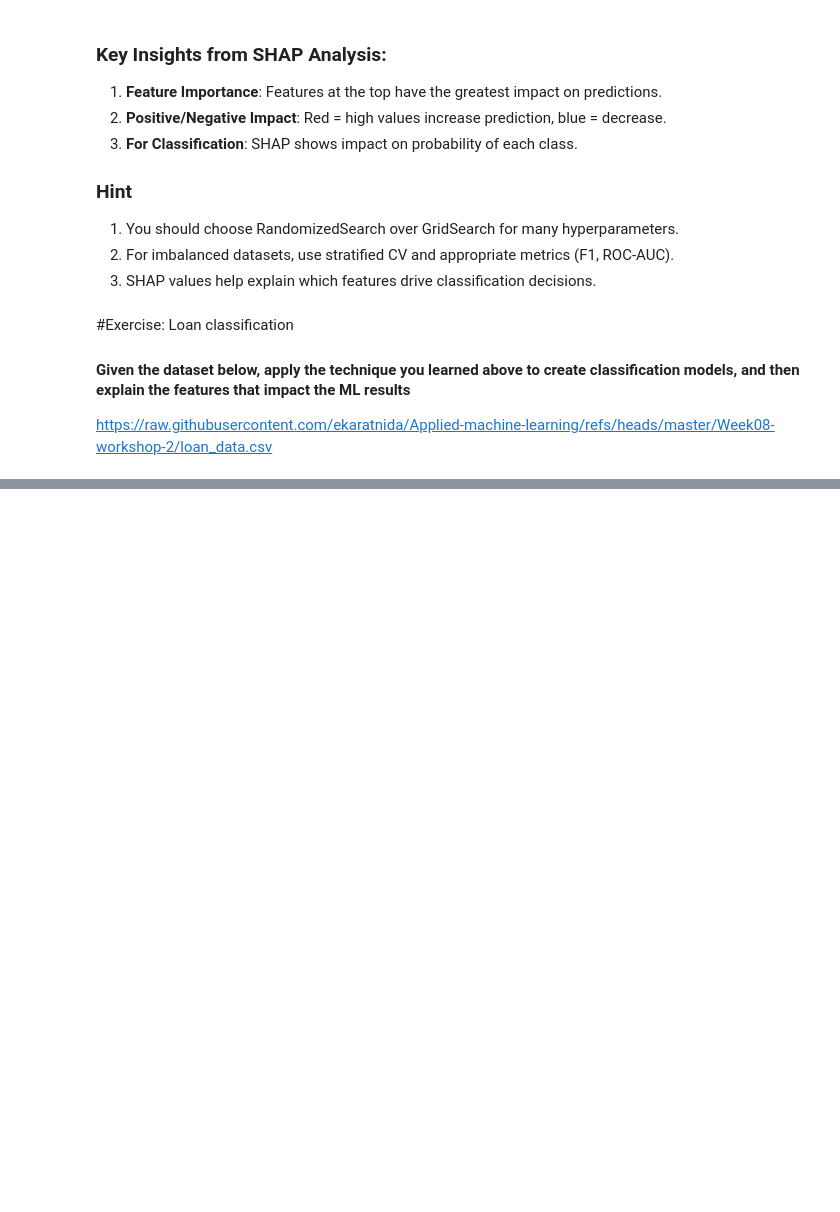
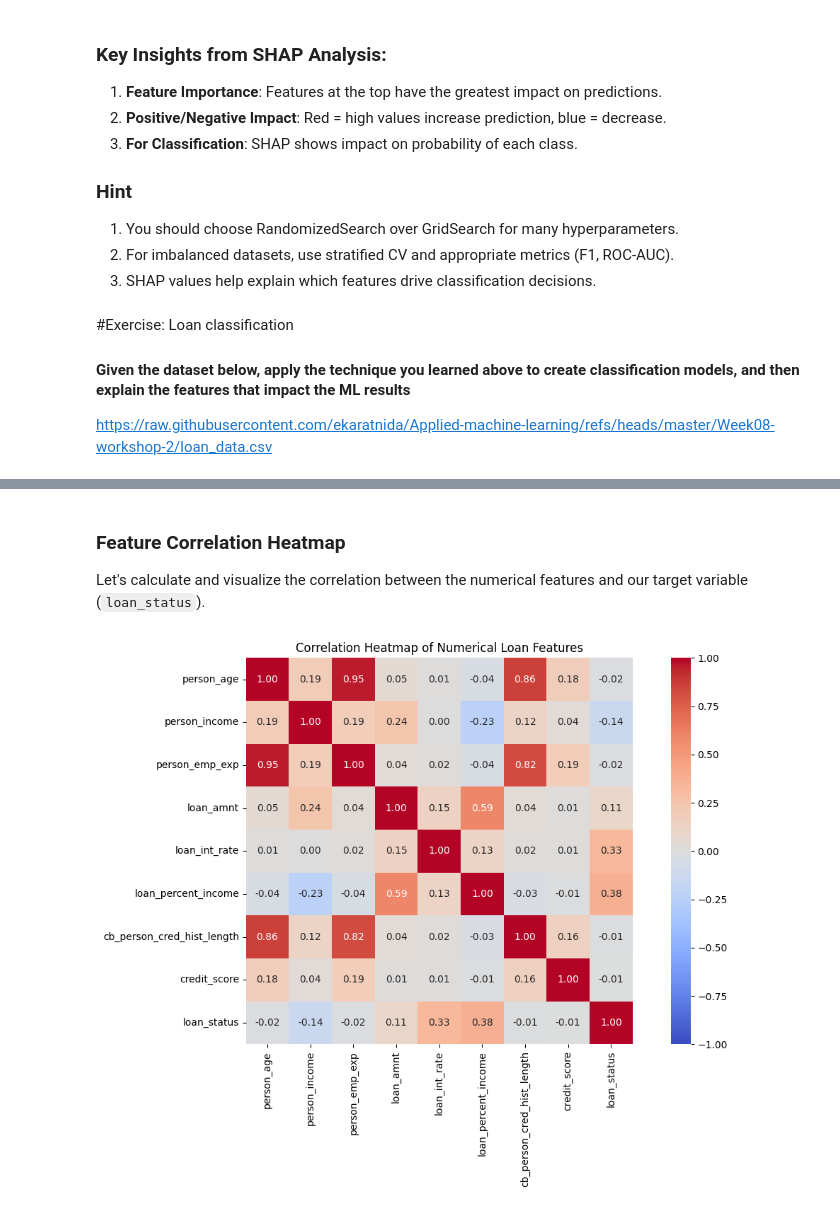
Before and after one commit to mdanmek/nida-dads-notes, a Jupyter notebook: dads6003-applied_ml/lab/classification.ipynb, the cells around one changed output, grey strips where cells are left out. Cells and saved outputs as stored; diff of their text form; code cells hidden in the pictures; blank space fills up the shorter version.

```diff
--- a/dads6003-applied_ml/lab/classification.ipynb
+++ b/dads6003-applied_ml/lab/classification.ipynb
@@ -796,3 +796,15 @@ SHAP Dependence Plot for Most Important Feature:
 #### Given the dataset below, apply the technique you learned above to create classification models, and then explain the features that impact the ML results
 
 https://raw.githubusercontent.com/ekaratnida/Applied-machine-learning/refs/heads/master/Week08-workshop-2/loan_data.csv
+# %%
+import pandas as pd
+
+# Load the loan dataset
+url = "https://raw.githubusercontent.com/ekaratnida/Applied-machine-learning/refs/heads/master/Week08-workshop-2/loan_data.csv"
+loan_df = pd.read_csv(url)
+
+# Display basic information and the first few rows
+print("Dataset Info:")
+print(loan_df.info())
+print("\nFirst 5 rows:")
+display(loan_df.head())
@@ -798,0 +1013,21 @@ https://raw.githubusercontent.com/ekaratnida/Applied-machine-learning/refs/heads
+# %% [markdown]
+### Feature Correlation Heatmap
+Let's calculate and visualize the correlation between the numerical features and our target variable (`loan_status`).
+# %%
+import seaborn as sns
+import matplotlib.pyplot as plt
+
+# Select only numerical features for a cleaner heatmap
+numeric_loan_df = loan_df.select_dtypes(include=['float64', 'int64'])
+
+# Calculate correlation matrix
+corr_matrix_loan = numeric_loan_df.corr()
+
+# Plot the heatmap
+plt.figure(figsize=(12, 8))
+sns.heatmap(corr_matrix_loan, annot=True, fmt=".2f", cmap="coolwarm", vmin=-1, vmax=1, square=True)
+plt.title("Correlation Heatmap of Numerical Loan Features")
+plt.tight_layout()
+plt.show()
+# %% [output]
+[figure, added]
```
Also changed, not shown: parts of 11 cells of this notebook.
